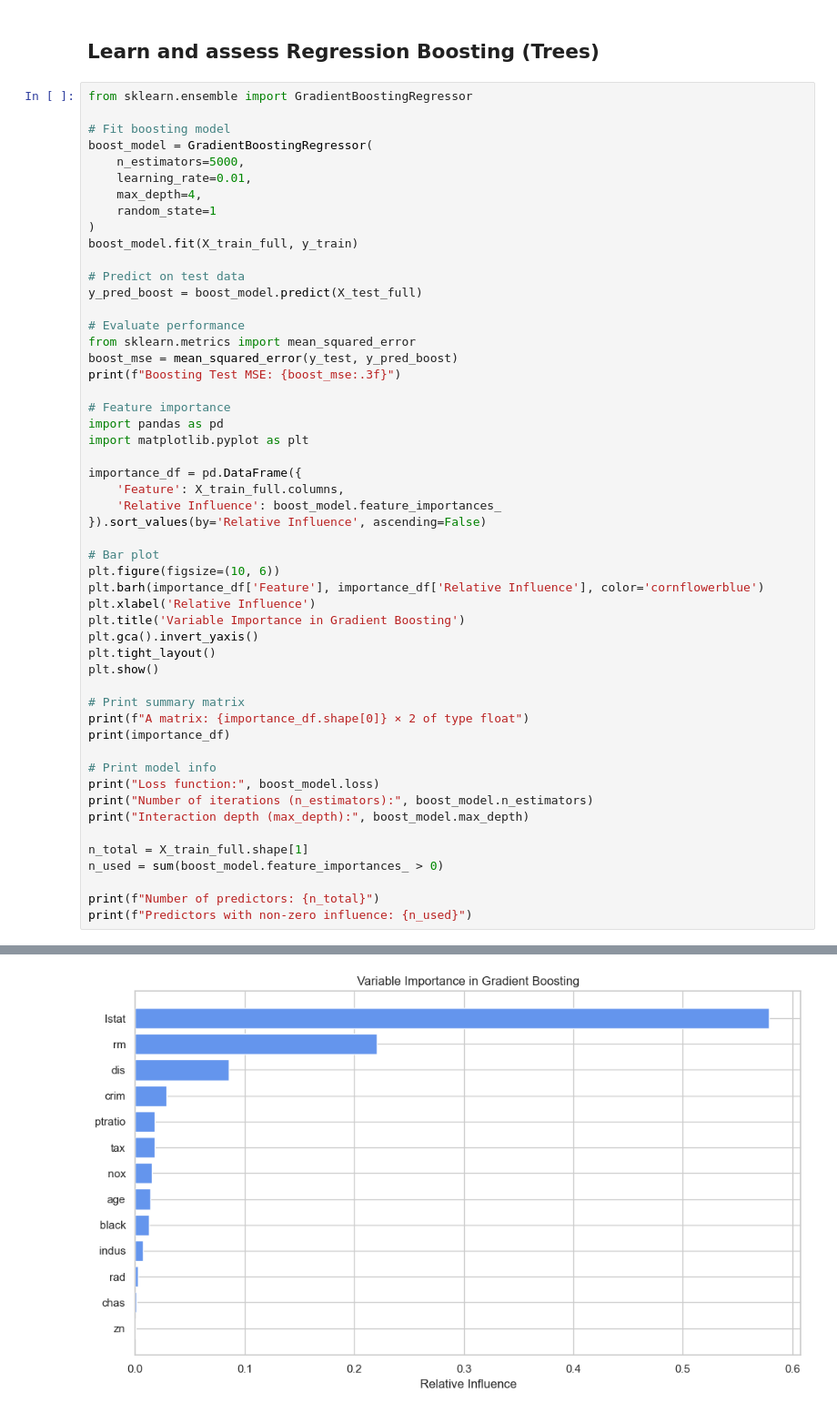
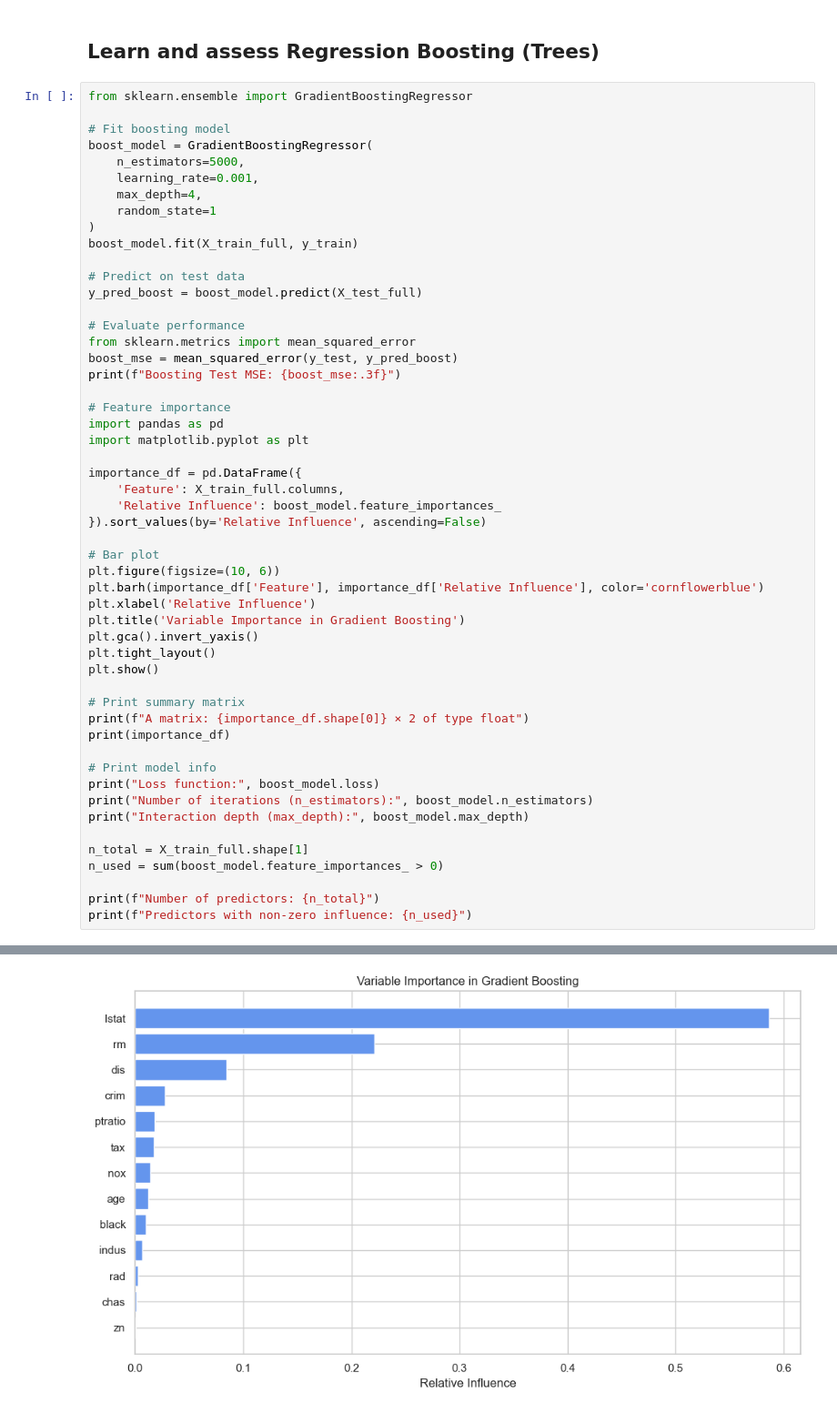
Before and after one commit to anass98h/ML-Playground, a Jupyter notebook: assigment6.ipynb, the cells around one changed output, grey strips where cells are left out. Shown at 91% size. Cells and saved outputs as stored; diff of their text form.

```diff
--- a/assigment6.ipynb
+++ b/assigment6.ipynb
@@ -1061,7 +1061,7 @@ from sklearn.ensemble import GradientBoostingRegressor
 # Fit boosting model
 boost_model = GradientBoostingRegressor(
     n_estimators=5000,
-    learning_rate=0.01,
+    learning_rate=0.001,
     max_depth=4,
     random_state=1
 )
@@ -1112,3 +1112,3 @@ Boosting Test MSE: 10.192
-[figure, old version]
+[figure, new version]
 A matrix: 13 × 2 of type float
     Feature  Relative Influence
```
Also changed, not shown: parts of 7 cells of this notebook, 1 other file.
